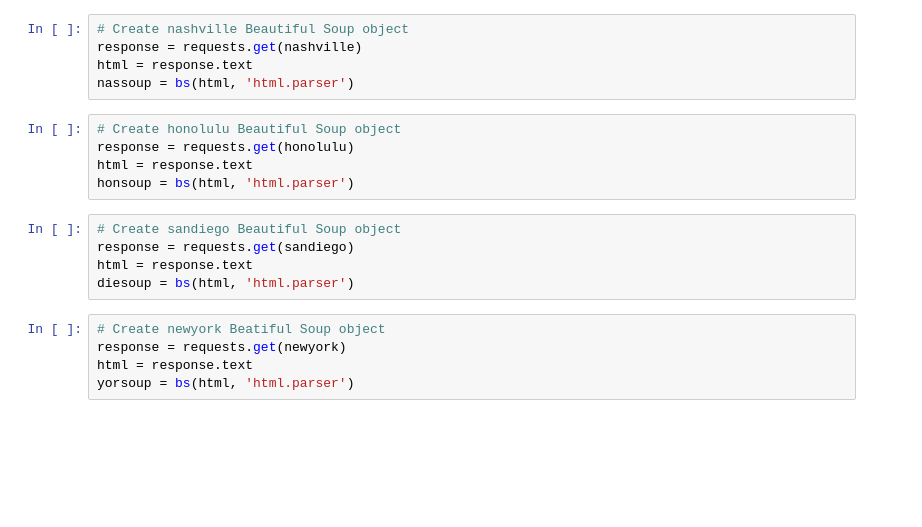
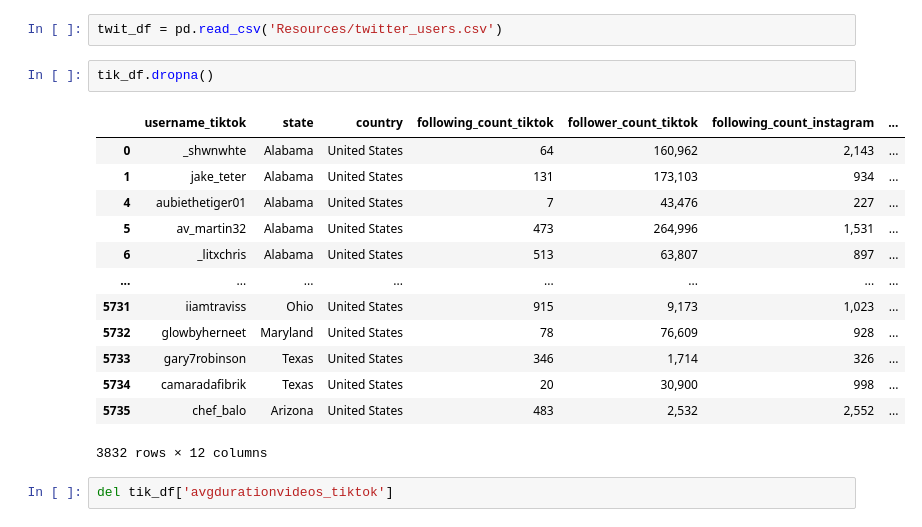
Before and after one commit to JStovall1/TokTrends-Project2, a Jupyter notebook: TokTrends.ipynb, the cells around one changed output. Drawn from its saved outputs; the diff is of its cells as text; blank space fills up the shorter version.

```diff
--- a/TokTrends.ipynb
+++ b/TokTrends.ipynb
@@ -90,20 +12,20 @@ bossoup = bs(html, 'html.parser')
-# %%
-# Create nashville Beautiful Soup object
-response = requests.get(nashville)
-html = response.text
-nassoup = bs(html, 'html.parser')
-# %%
-# Create honolulu Beautiful Soup object
-response = requests.get(honolulu)
-html = response.text
-honsoup = bs(html, 'html.parser')
-# %%
-# Create sandiego Beautiful Soup object
-response = requests.get(sandiego)
-html = response.text
-diesoup = bs(html, 'html.parser')
-# %%
-# Create newyork Beatiful Soup object
-response = requests.get(newyork)
-html = response.text
-yorsoup = bs(html, 'html.parser')
+# %%
+twit_df = pd.read_csv('Resources/twitter_users.csv')
+# %%
+tik_df.dropna()
+# %% [output]
+|  | username_tiktok | state | country | following_count_tiktok | follower_count_tiktok | following_count_instagram | ... |
+| 0 | _shwnwhte | Alabama | United States | 64 | 160,962 | 2,143 | ... |
+| 1 | jake_teter | Alabama | United States | 131 | 173,103 | 934 | ... |
+| 4 | aubiethetiger01 | Alabama | United States | 7 | 43,476 | 227 | ... |
+| 5 | av_martin32 | Alabama | United States | 473 | 264,996 | 1,531 | ... |
+| 6 | _litxchris | Alabama | United States | 513 | 63,807 | 897 | ... |
+| ... | ... | ... | ... | ... | ... | ... | ... |
+| 5731 | iiamtraviss | Ohio | United States | 915 | 9,173 | 1,023 | ... |
+| 5732 | glowbyherneet | Maryland | United States | 78 | 76,609 | 928 | ... |
+| 5733 | gary7robinson | Texas | United States | 346 | 1,714 | 326 | ... |
+| 5734 | camaradafibrik | Texas | United States | 20 | 30,900 | 998 | ... |
+| 5735 | chef_balo | Arizona | United States | 483 | 2,532 | 2,552 | ... |
+3832 rows × 12 columns
+# %%
+del tik_df['avgdurationvideos_tiktok']
```
Also changed, not shown: parts of 36 cells of this notebook, 1 other file.
